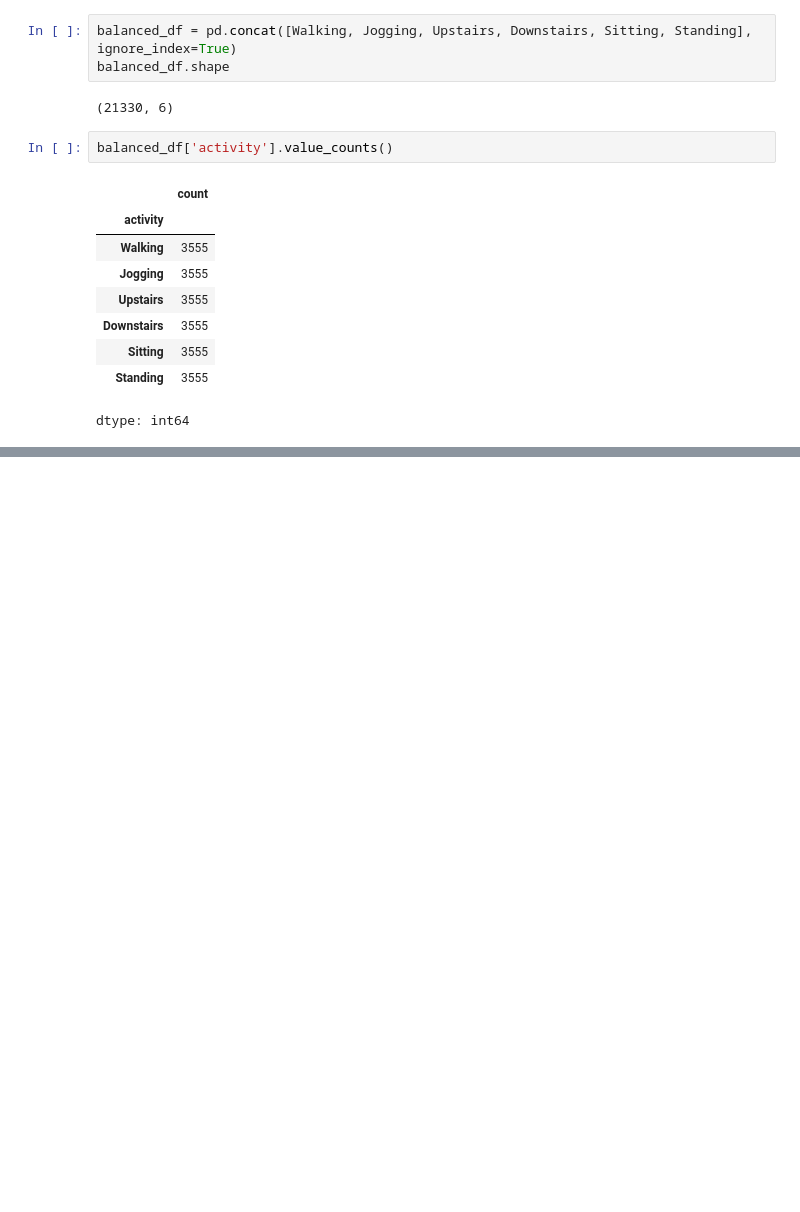
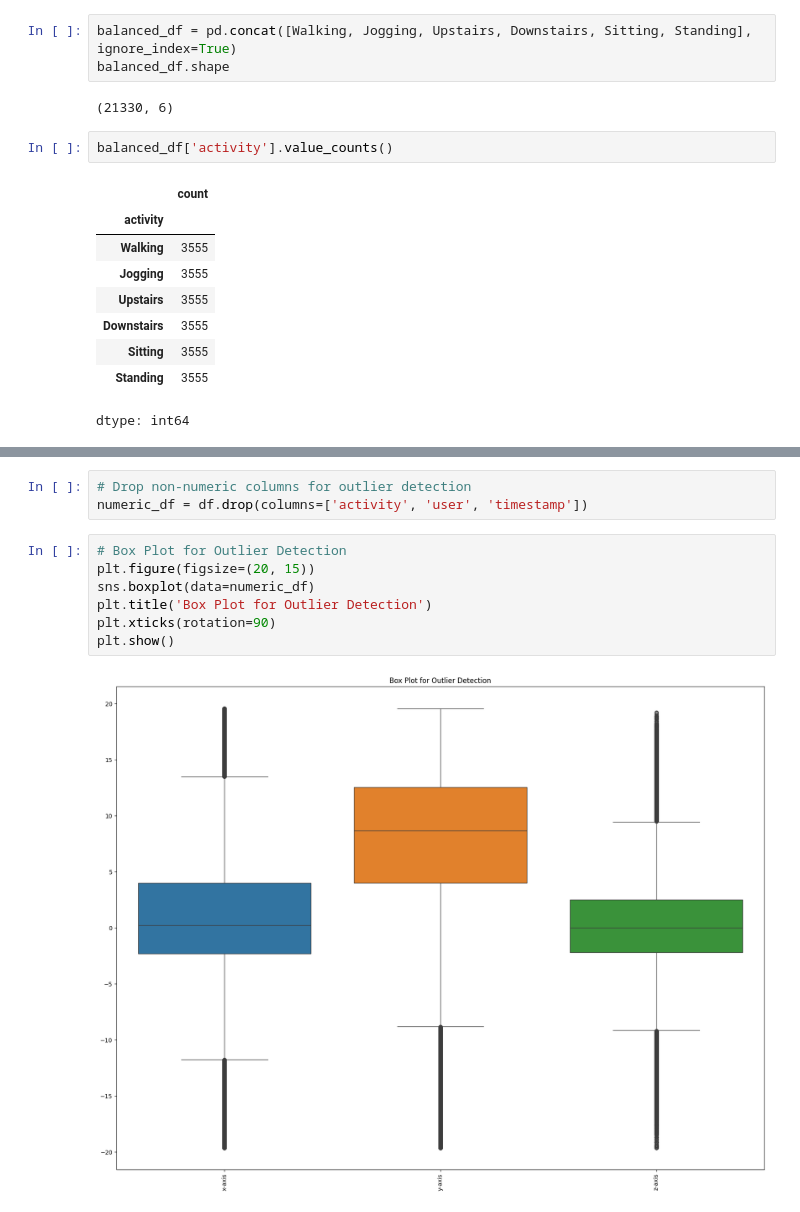
Before and after one commit to sabghat90/ExtraSensory_Dataset, a Jupyter notebook: human_activity_recognition.ipynb, the cells around one changed output, grey strips where cells are left out. Drawn from its saved outputs; the diff is of its cells as text; blank space fills up the shorter version.

```diff
--- a/human_activity_recognition.ipynb
+++ b/human_activity_recognition.ipynb
@@ -214,0 +233,12 @@ dtype: int64
+# %%
+# Drop non-numeric columns for outlier detection
+numeric_df = df.drop(columns=['activity', 'user', 'timestamp'])
+# %%
+# Box Plot for Outlier Detection
+plt.figure(figsize=(20, 15))
+sns.boxplot(data=numeric_df)
+plt.title('Box Plot for Outlier Detection')
+plt.xticks(rotation=90)
+plt.show()
+# %% [output]
+[figure, added]
```
Also changed, not shown: parts of 8 cells of this notebook.
